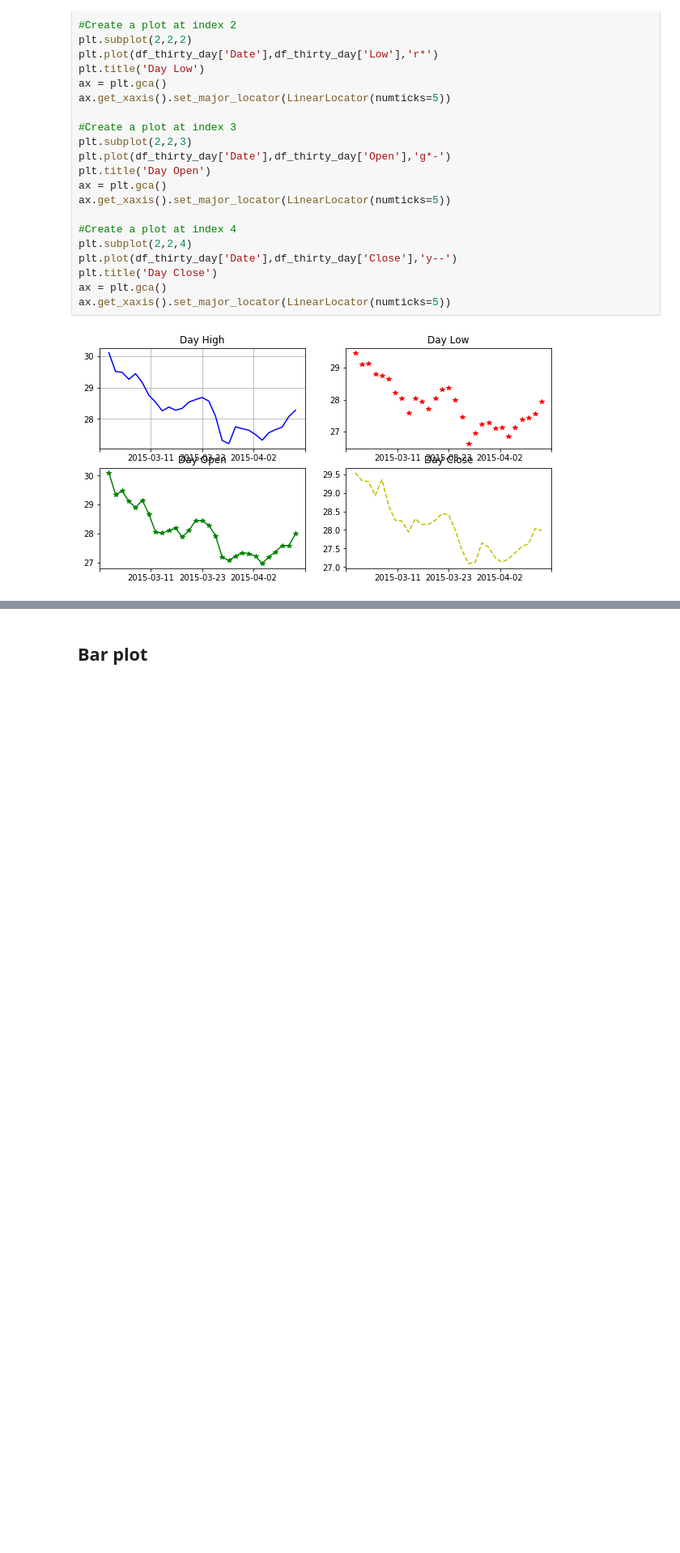
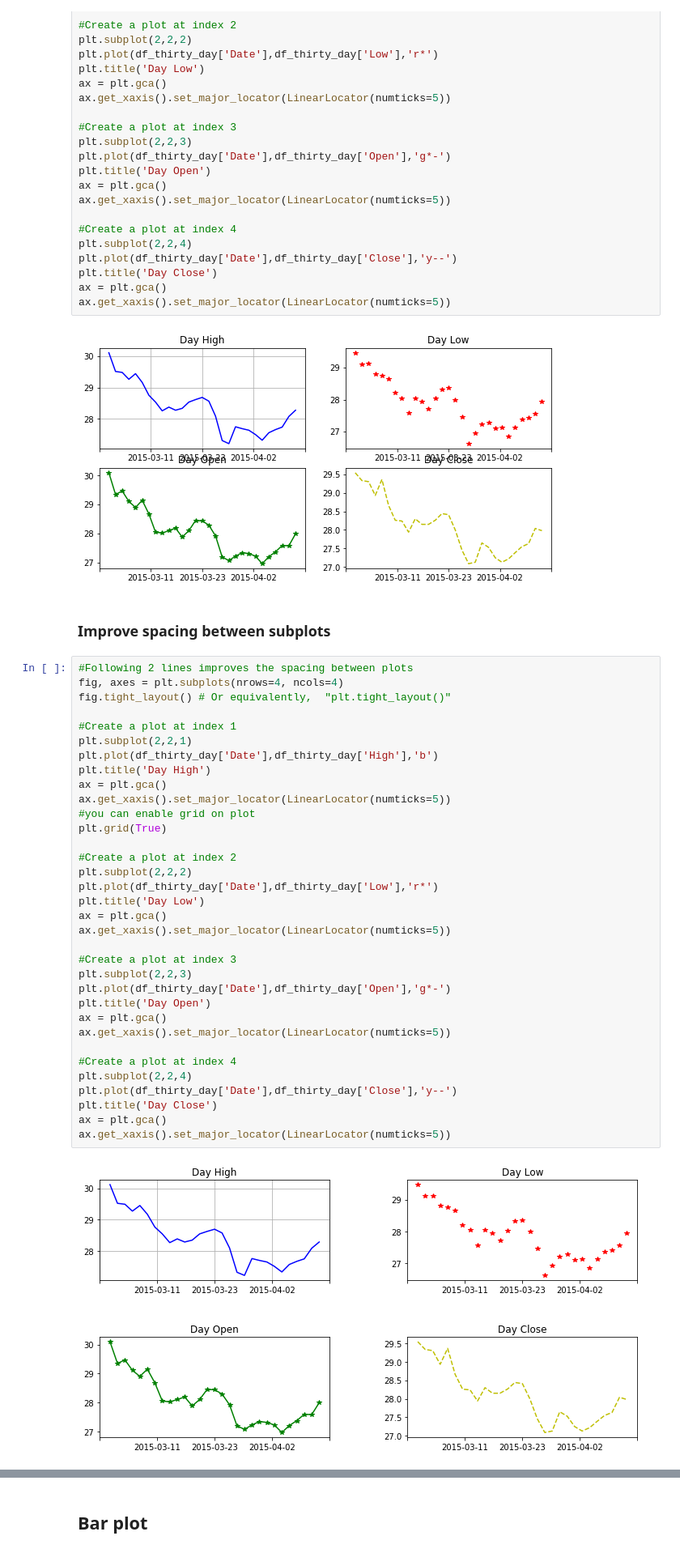
Before and after one commit to srmk1/learn-ml-hands-on, a Jupyter notebook: python/matplotlib.ipynb, the cells around one changed output, grey strips where cells are left out. Shown at 81% size. Drawn from its saved outputs; the diff is of its cells as text; blank space fills up the shorter version.

Commit message:
linear regression update

```diff
--- a/python/matplotlib.ipynb
+++ b/python/matplotlib.ipynb
@@ -149,3 +147,41 @@ ax = plt.gca()
 ax.get_xaxis().set_major_locator(LinearLocator(numticks=5))
 # %% [output]
 [figure]
+# %% [markdown]
+### Improve spacing between subplots
+# %%
+#Following 2 lines improves the spacing between plots
+fig, axes = plt.subplots(nrows=4, ncols=4)
+fig.tight_layout() # Or equivalently,  "plt.tight_layout()"
+
+#Create a plot at index 1
+plt.subplot(2,2,1)
+plt.plot(df_thirty_day['Date'],df_thirty_day['High'],'b')
+plt.title('Day High')
+ax = plt.gca()
+ax.get_xaxis().set_major_locator(LinearLocator(numticks=5))
+#you can enable grid on plot
+plt.grid(True)
+
+#Create a plot at index 2
+plt.subplot(2,2,2)
+plt.plot(df_thirty_day['Date'],df_thirty_day['Low'],'r*')
+plt.title('Day Low')
+ax = plt.gca()
+ax.get_xaxis().set_major_locator(LinearLocator(numticks=5))
+
+#Create a plot at index 3
+plt.subplot(2,2,3)
+plt.plot(df_thirty_day['Date'],df_thirty_day['Open'],'g*-')
+plt.title('Day Open')
+ax = plt.gca()
+ax.get_xaxis().set_major_locator(LinearLocator(numticks=5))
+
+#Create a plot at index 4
+plt.subplot(2,2,4)
+plt.plot(df_thirty_day['Date'],df_thirty_day['Close'],'y--')
+plt.title('Day Close')
+ax = plt.gca()
+ax.get_xaxis().set_major_locator(LinearLocator(numticks=5))
+# %% [output]
+[figure, added]
```
Also changed, not shown: parts of 31 cells of this notebook, 6 other files.
